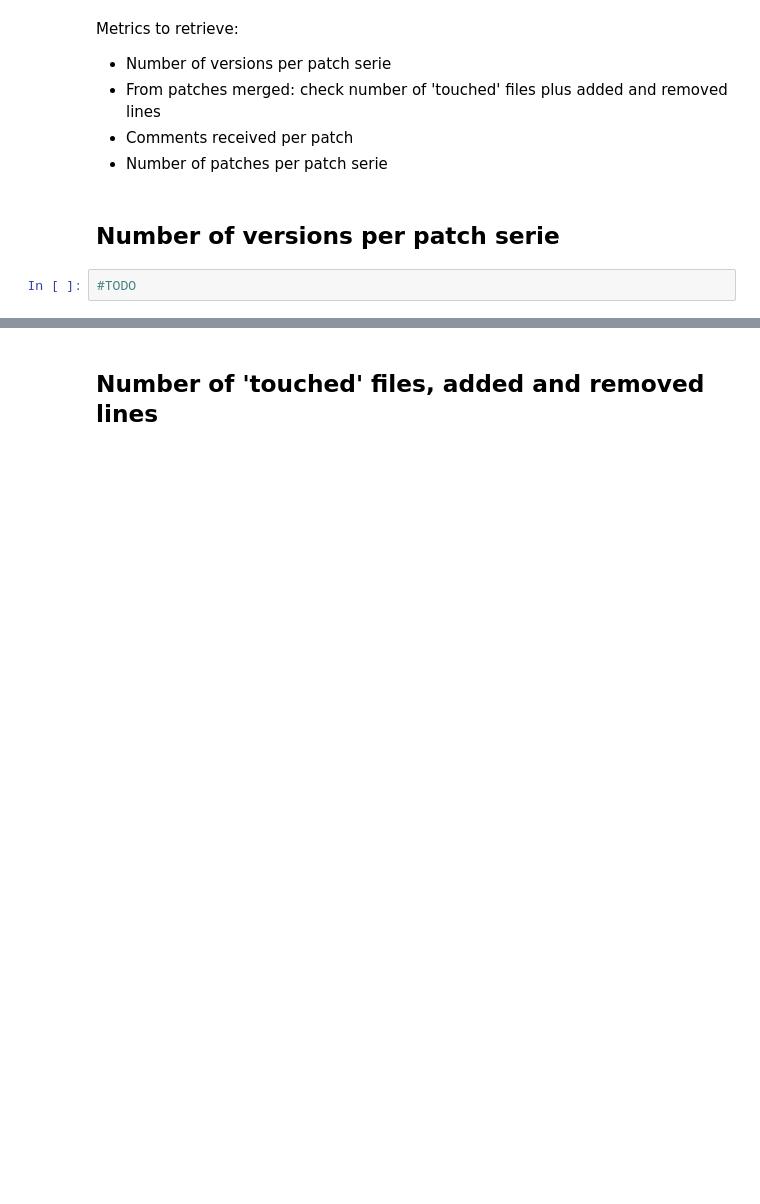
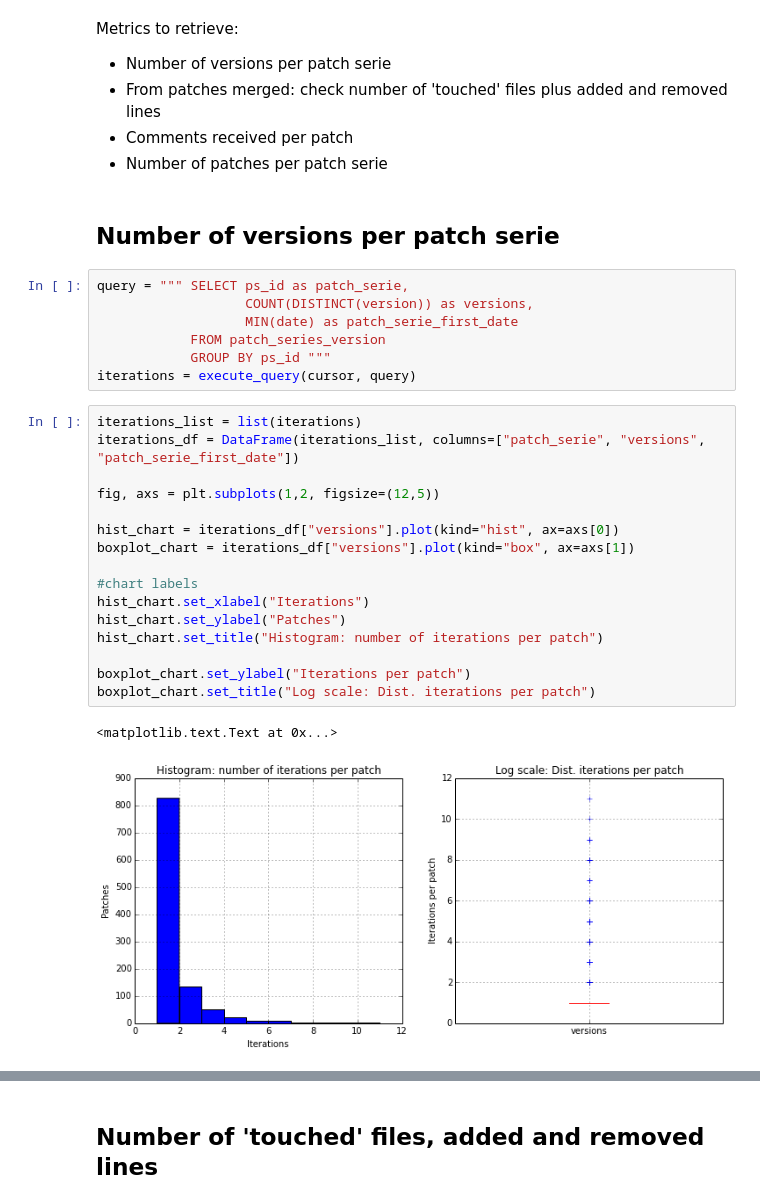
Before and after one commit to dicortazar/ipython-notebooks, a Jupyter notebook: projects/xen-analysis/Code-Review-Metrics.ipynb, the cells around one changed output, grey strips where cells are left out. Cells and saved outputs as stored; diff of their text form; blank space fills up the shorter version.

Commit message:
[xen analysis] Add number of iterations per patch serie

```diff
--- a/projects/xen-analysis/Code-Review-Metrics.ipynb
+++ b/projects/xen-analysis/Code-Review-Metrics.ipynb
@@ -376,5 +376,29 @@ Metrics to retrieve:
 * Number of patches per patch serie
 # %% [markdown]
 ## Number of versions per patch serie
-# %%
-#TODO
+# %%
+query = """ SELECT ps_id as patch_serie,
+                   COUNT(DISTINCT(version)) as versions,
+                   MIN(date) as patch_serie_first_date
+            FROM patch_series_version
+            GROUP BY ps_id """
+iterations = execute_query(cursor, query)
+# %%
+iterations_list = list(iterations)
+iterations_df = DataFrame(iterations_list, columns=["patch_serie", "versions", "patch_serie_first_date"])
+
+fig, axs = plt.subplots(1,2, figsize=(12,5))
+
+hist_chart = iterations_df["versions"].plot(kind="hist", ax=axs[0])
+boxplot_chart = iterations_df["versions"].plot(kind="box", ax=axs[1])
+
+#chart labels
+hist_chart.set_xlabel("Iterations")
+hist_chart.set_ylabel("Patches")
+hist_chart.set_title("Histogram: number of iterations per patch")
+
+boxplot_chart.set_ylabel("Iterations per patch")
+boxplot_chart.set_title("Log scale: Dist. iterations per patch")
+# %% [output]
+<matplotlib.text.Text at 0x...>
+[figure, added]
```
Also changed, not shown: parts of 1 cell of this notebook.
